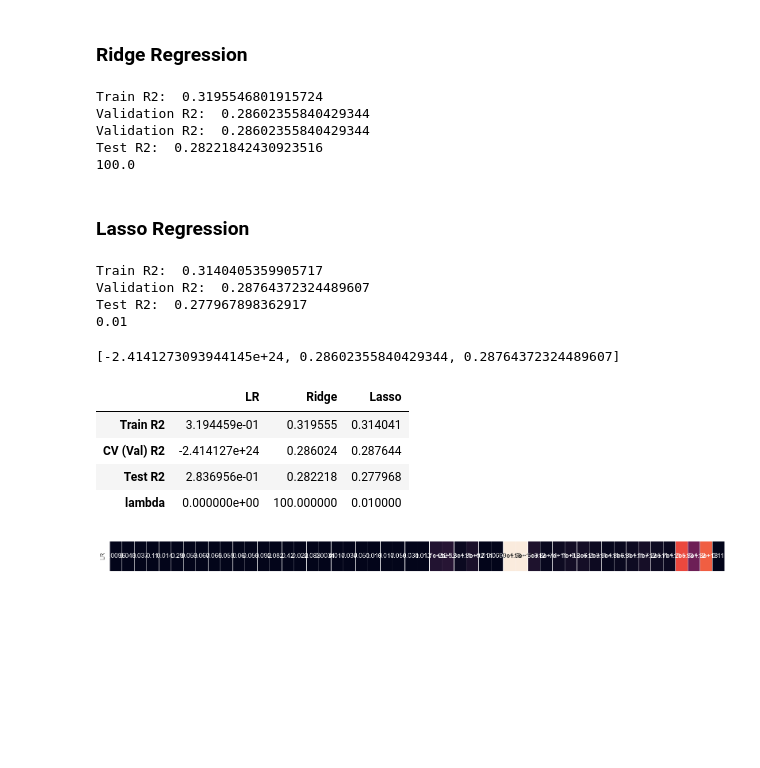
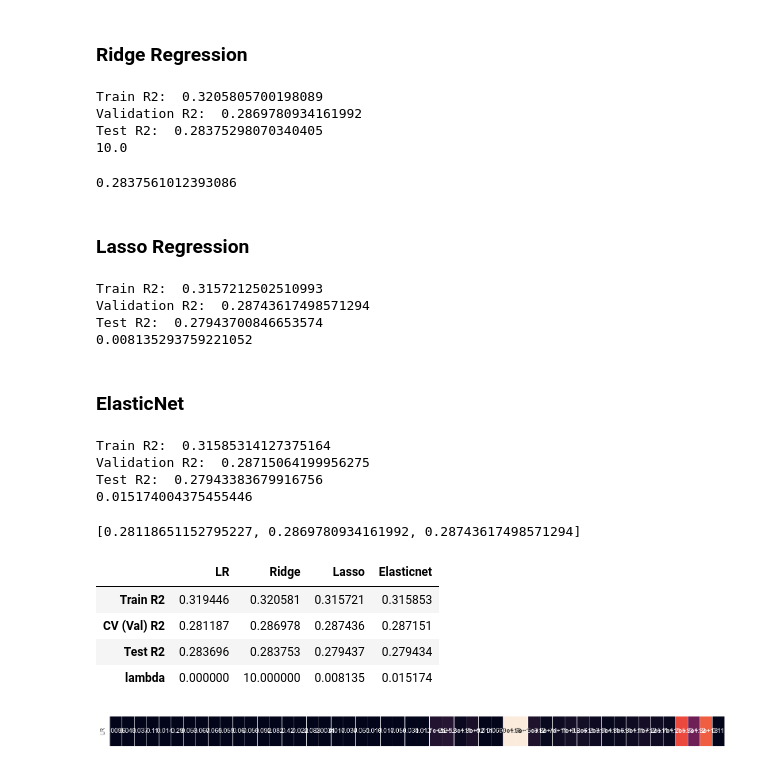
Before and after one commit to adraco007/Pollution_Health_BCN, a Jupyter notebook: totalModels.ipynb, the cells around one changed output. Saved outputs shown, nothing was run; the diff lists cells and outputs as text; code cells hidden in the pictures; blank space fills up the shorter version.

```diff
--- a/totalModels.ipynb
+++ b/totalModels.ipynb
@@ -30,13 +34,16 @@ X_test_std = X_test_std.drop(["index", "ID_Zenodo"], axis=1)
 ### Lineal Regression
 # %%
 from sklearn.linear_model import LinearRegression
-from sklearn.metrics import r2_score
+from sklearn.metrics import r2_score, mean_squared_error
 from sklearn.model_selection import cross_val_score
 
 lr = LinearRegression(fit_intercept=True).fit(X_train_std ,y_train)
 lr_r2_train = r2_score(y_train, lr.predict(X_train_std))
-lr_r2_val = cross_val_score(lr, X_train_std, y_train, cv=5, scoring='r2').mean()
+lr_r2_val = cross_val_score(lr, X_train_std, y_train, cv=10, scoring='r2').mean()
 lr_r2_test = r2_score(y_test, lr.predict(X_test_std))
+
+lr_mse_train = mean_squared_error(y_train, lr.predict(X_train_std))
+lr_mse_test = mean_squared_error(y_test, lr.predict(X_test_std))
 # %%
 print(f"R2 train: {lr_r2_train}")
 print(f"R2 val: {lr_r2_val}")
@@ -56,35 +69,36 @@ visualizer = prediction_error(lr, X_test_std, y_test, is_fitted=True)
 # %% [markdown]
 ### Ridge Regression
 # %%
-from sklearn.model_selection import cross_val_score
-alpha = [1e-3, 1e-2, 1e-1, 1, 100]
 from sklearn.linear_model import RidgeCV
-ridge_cv = RidgeCV(alphas=alpha, scoring="r2", cv=5).fit(X_train_std, y_train)
+ridge_cv = RidgeCV( scoring="r2", cv=10).fit(X_train_std, y_train)
 ridge_r2_test= ridge_cv.score(X_test_std, y_test)
 ridge_r2_val = ridge_cv.best_score_
-ridge_r2_val2 = np.mean(cross_val_score( RidgeCV(alphas=alpha, scoring="r2", cv=5), X_train_std, y_train, scoring="r2" ))
+ridge_r2_val2 = np.mean(cross_val_score( RidgeCV( scoring="r2", cv=10), X_train_std, y_train, scoring="r2" ))
 ridge_r2_train= ridge_cv.score(X_train_std, y_train)
 
 print("Train R2: ", ridge_r2_train)
 print("Validation R2: ", ridge_r2_val)
-print("Validation R2: ", ridge_r2_val2)
-
 print("Test R2: ", ridge_r2_test)
 print(ridge_cv.alpha_)
 # %% [output]
-Train R2:  0.3195546801915724
-Validation R2:  0.28602355840429344
-Validation R2:  0.28602355840429344
-Test R2:  0.28221842430923516
-100.0
+Train R2:  0.3205805700198089
+Validation R2:  0.2869780934161992
+Test R2:  0.28375298070340405
+10.0
+# %%
+from sklearn.linear_model import Ridge
+clf = Ridge(alpha=10.0, solver="saga").fit(X_train_std, other_y_train)
+clf.score(X_test_std, other_y_test)
+# %% [output]
+0.2837561012393086
 # %% [markdown]
 ### Lasso Regression
 # %%
 alpha = [1e-3, 1e-2, 1e-1, 1, 100]
 from sklearn.linear_model import LassoCV
-lasso_cv = LassoCV(cv=5, random_state=0, alphas=alpha).fit(X_train_std, y_train)
+lasso_cv = LassoCV(cv=5, random_state=0).fit(X_train_std, y_train)
 lasso_r2_test= lasso_cv.score(X_test_std, y_test)
-lasso_r2_val = np.mean(cross_val_score( LassoCV(alphas=alpha, random_state=0, cv=5), X_train_std, y_train, scoring="r2" ))
+lasso_r2_val = np.mean(cross_val_score( LassoCV(random_state=0, cv=5), X_train_std, y_train, scoring="r2" ))
 lasso_r2_train= lasso_cv.score(X_train_std, y_train)
 
 print("Train R2: ", lasso_r2_train)
@@ -92,31 +106,51 @@ print("Validation R2: ", lasso_r2_val)
 print("Test R2: ", lasso_r2_test)
 print(lasso_cv.alpha_)
 # %% [output]
-Train R2:  0.3140405359905717
-Validation R2:  0.28764372324489607
-Test R2:  0.277967898362917
-0.01
+Train R2:  0.3157212502510993
+Validation R2:  0.28743617498571294
+Test R2:  0.27943700846653574
+0.008135293759221052
+# %% [markdown]
+### ElasticNet
+# %%
+alpha = [1e-3, 1e-2, 1e-1, 1, 100]
+from sklearn.linear_model import ElasticNetCV
+elasticnet_cv = ElasticNetCV(cv=5, random_state=0).fit(X_train_std, y_train)
+elasticnet_r2_test= elasticnet_cv.score(X_test_std, y_test)
+elasticnet_r2_val = np.mean(cross_val_score( ElasticNetCV(random_state=0, cv=5), X_train_std, y_train, scoring="r2" ))
+elasticnet_r2_train= elasticnet_cv.score(X_train_std, y_train)
+
+print("Train R2: ", elasticnet_r2_train)
+print("Validation R2: ", elasticnet_r2_val)
+print("Test R2: ", elasticnet_r2_test)
+print(elasticnet_cv.alpha_)
+# %% [output]
+Train R2:  0.31585314127375164
+Validation R2:  0.28715064199956275
+Test R2:  0.27943383679916756
+0.015174004375455446
 # %%
-r2_results = pd.DataFrame({'LR': lr_r2_train, 'Ridge': ridge_r2_train, 'Lasso': lasso_r2_train,}, index=['Train R2'])
+r2_results = pd.DataFrame({'LR': lr_r2_train, 'Ridge': ridge_r2_train, 'Lasso': lasso_r2_train, 'Elasticnet': elasticnet_r2_train}, index=['Train R2'])
 
 
 print([lr_r2_val, ridge_r2_val, lasso_r2_val])
 lr_r2_val = np.mean(lr_r2_val)
-r2_results.loc['CV (Val) R2', :] = [lr_r2_val, ridge_r2_val, lasso_r2_val]
-r2_results.loc['Test R2', :] = [lr_r2_test, ridge_r2_test, lasso_r2_test]
+r2_results.loc['CV (Val) R2', :] = [lr_r2_val, ridge_r2_val, lasso_r2_val, elasticnet_r2_val]
+r2_results.loc['Test R2', :] = [lr_r2_test, ridge_r2_test, lasso_r2_test, elasticnet_r2_test]
 
 
 r2_results.loc['lambda','LR']=0
 r2_results.loc['lambda','Ridge']=ridge_cv.alpha_
 r2_results.loc['lambda','Lasso']=lasso_cv.alpha_
+r2_results.loc['lambda','Elasticnet']=elasticnet_cv.alpha_
 r2_results
 # %% [output]
-[-2.4141273093944145e+24, 0.28602355840429344, 0.28764372324489607]
+[0.28118651152795227, 0.2869780934161992, 0.28743617498571294]
-|  | LR | Ridge | Lasso |
-| Train R2 | 3.194459e-01 | 0.319555 | 0.314041 |
-| CV (Val) R2 | -2.414127e+24 | 0.286024 | 0.287644 |
-| Test R2 | 2.836956e-01 | 0.282218 | 0.277968 |
-| lambda | 0.000000e+00 | 100.000000 | 0.010000 |
+|  | LR | Ridge | Lasso | Elasticnet |
+| Train R2 | 0.319446 | 0.320581 | 0.315721 | 0.315853 |
+| CV (Val) R2 | 0.281187 | 0.286978 | 0.287436 | 0.287151 |
+| Test R2 | 0.283696 | 0.283753 | 0.279437 | 0.279434 |
+| lambda | 0.000000 | 10.000000 | 0.008135 | 0.015174 |
 # %%
 
 import matplotlib.pyplot as plt
```
Also changed, not shown: parts of 22 cells of this notebook.
